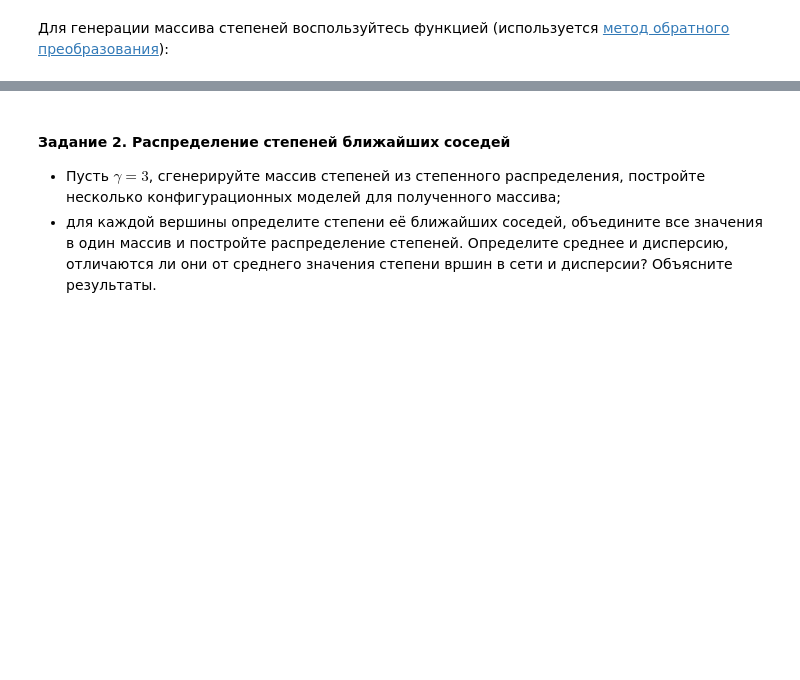
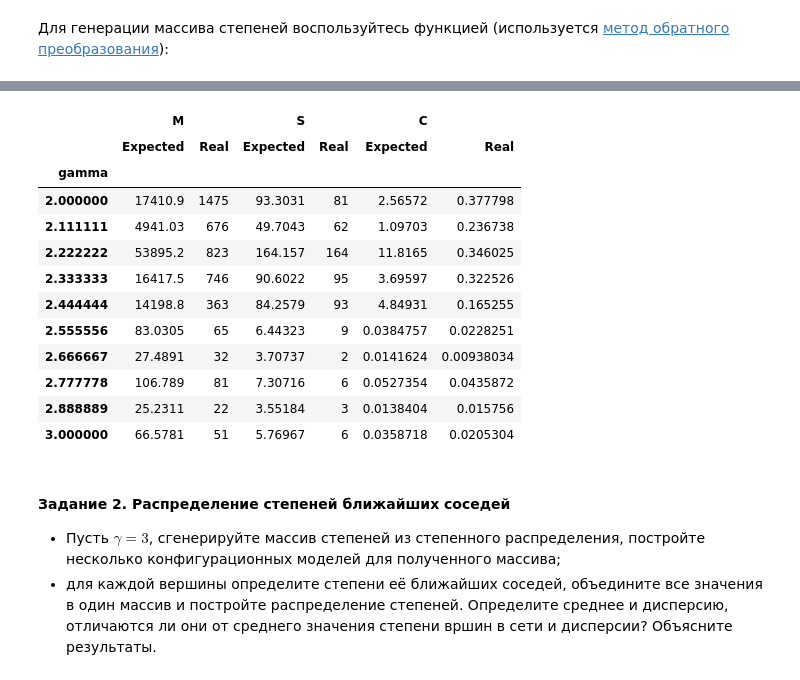
Before and after one commit to maxim-speshilov/NetworkAnalysis, a Jupyter notebook: HW 3/Домашнее задание 03.ipynb, the cells around one changed output, grey strips where cells are left out. Saved outputs shown, nothing was run; the diff lists cells and outputs as text; code cells hidden in the pictures; blank space fills up the shorter version.

```diff
--- a/HW 3/Домашнее задание 03.ipynb
+++ b/HW 3/Домашнее задание 03.ipynb
@@ -85,3 +123,41 @@ print(power_law(2,size=10))
+# %%
+import pandas as pd
+
+gammas = np.linspace(2., 3., 10)
+size = 1000
+
+df = (pd.DataFrame(columns=pd.MultiIndex.from_product([['M', 'S', 'C'],
+                                                      ['Expected', 'Real']])).
+      reindex(pd.Index(gammas, name='gamma')))
+
+
+funcs = ((exp_n_multiedges, n_multiedges), (exp_n_selfloops, n_selfloops),
+         (exp_clustering_coefficient, avg_clustering_coefficient))
+
+for gamma in gammas:
+  degs = power_law(gamma)
+
+  if (degs.sum() % 2) != 0:
+        degs[np.random.randint(0, size)] += 1
+
+  G = nx.configuration_model(degs)
+  df.loc[gamma, :] = np.array([(f1(degs), f2(G)) for f1, f2 in funcs]).reshape(-1)
+
+df
+# %% [output]
+|  | M |  | S |  | C |  |
+|  | Expected | Real | Expected | Real | Expected | Real |
+| gamma |  |  |  |  |  |  |
+| 2.000000 | 17410.9 | 1475 | 93.3031 | 81 | 2.56572 | 0.377798 |
+| 2.111111 | 4941.03 | 676 | 49.7043 | 62 | 1.09703 | 0.236738 |
+| 2.222222 | 53895.2 | 823 | 164.157 | 164 | 11.8165 | 0.346025 |
+| 2.333333 | 16417.5 | 746 | 90.6022 | 95 | 3.69597 | 0.322526 |
+| 2.444444 | 14198.8 | 363 | 84.2579 | 93 | 4.84931 | 0.165255 |
+| 2.555556 | 83.0305 | 65 | 6.44323 | 9 | 0.0384757 | 0.0228251 |
+| 2.666667 | 27.4891 | 32 | 3.70737 | 2 | 0.0141624 | 0.00938034 |
+| 2.777778 | 106.789 | 81 | 7.30716 | 6 | 0.0527354 | 0.0435872 |
+| 2.888889 | 25.2311 | 22 | 3.55184 | 3 | 0.0138404 | 0.015756 |
+| 3.000000 | 66.5781 | 51 | 5.76967 | 6 | 0.0358718 | 0.0205304 |
 # %% [markdown]
 #### Задание 2. Распределение степеней ближайших соседей
  * Пусть $\gamma=3$, сгенерируйте массив степеней из степенного распределения, постройте несколько конфигурационных моделей для полученного массива;
```
Also changed, not shown: parts of 13 cells of this notebook.
